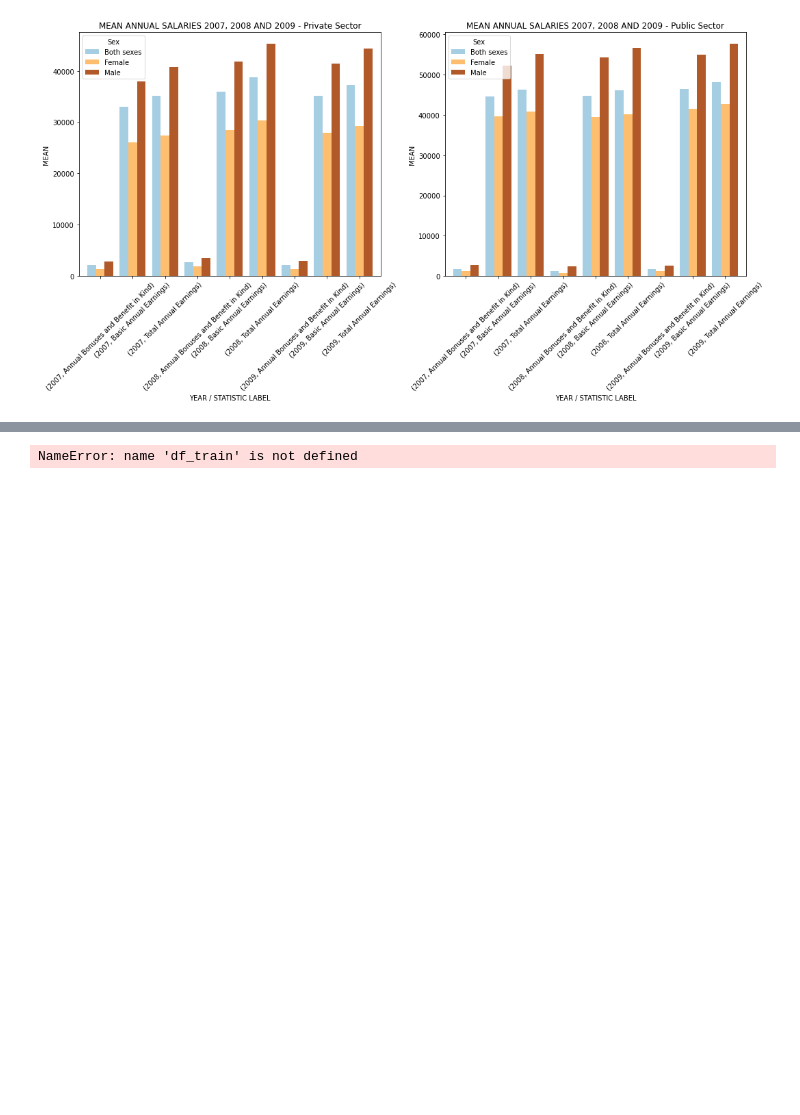
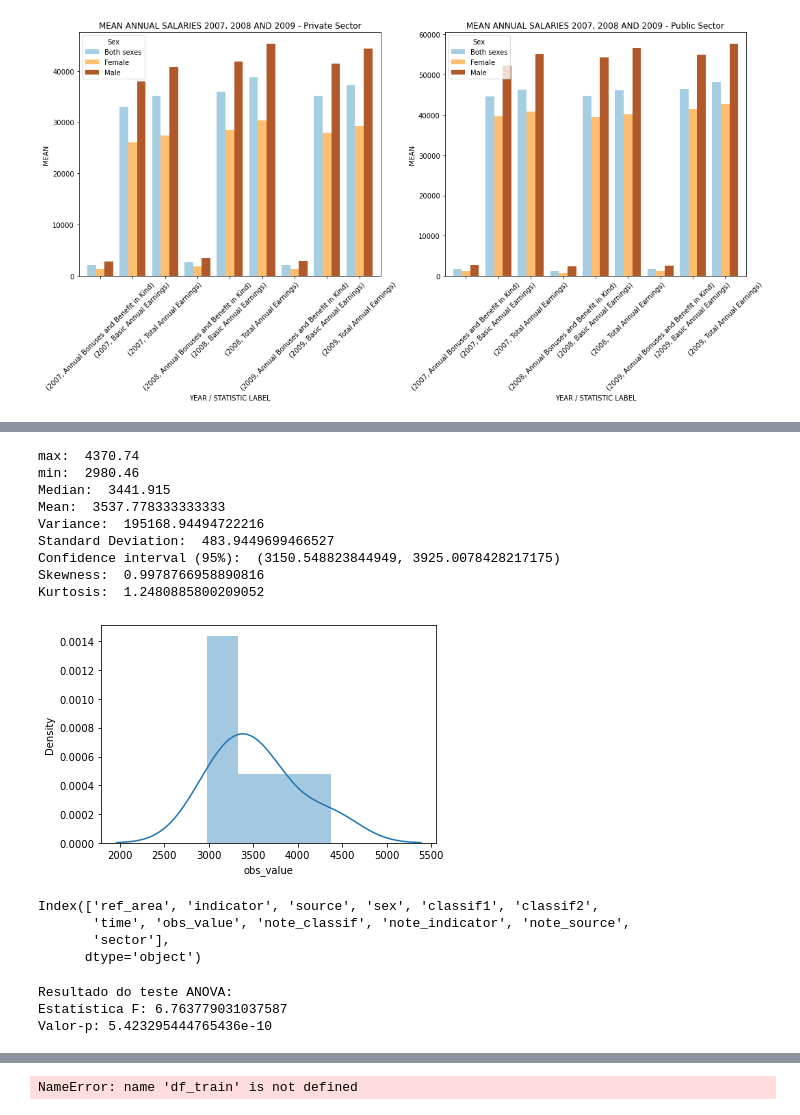
Before and after one commit to leticiacosta91/NewOfficial, a Jupyter notebook: Teste.ipynb, the cells around one changed output, grey strips where cells are left out. Cells and saved outputs as stored; diff of their text form; code cells hidden in the pictures; blank space fills up the shorter version.

```diff
--- a/Teste.ipynb
+++ b/Teste.ipynb
@@ -479,0 +869,22 @@ P-value: 0.00013755578996650045
+# %%
+confidence_int(df = df_2[(df_2['ref_area'] == 'Ireland') & (df_2['sex'] == 'Female')],
+               value_col = 'obs_value',
+               conf_level = 0.95)
+# %% [output]
+max:  4370.74
+min:  2980.46
+Median:  3441.915
+Mean:  3537.778333333333
+Variance:  195168.94494722216
+Standard Deviation:  483.9449699466527
+Confidence interval (95%):  (3150.548823844949, 3925.0078428217175)
+Skewness:  0.9978766958890816
+Kurtosis:  1.2480885800209052
+[figure, added]
+# %%
+print(df_2.columns)
+# %% [output]
+Index(['ref_area', 'indicator', 'source', 'sex', 'classif1', 'classif2',
+       'time', 'obs_value', 'note_classif', 'note_indicator', 'note_source',
+       'sector'],
+      dtype='object')
@@ -480,3 +906,9 @@ P-value: 0.00013755578996650045
+# %%
+anova(df=df_2, value_col='obs_value', year='time')
+# %% [output]
+Resultado do teste ANOVA:
+Estatística F: 6.763779031037587
+Valor-p: 5.423295444765436e-10
 # %%
 df3 = pd.read_csv('NSA19.20230713T170713.csv')
 df3.sample(10)
```
Also changed, not shown: parts of 39 cells of this notebook.
